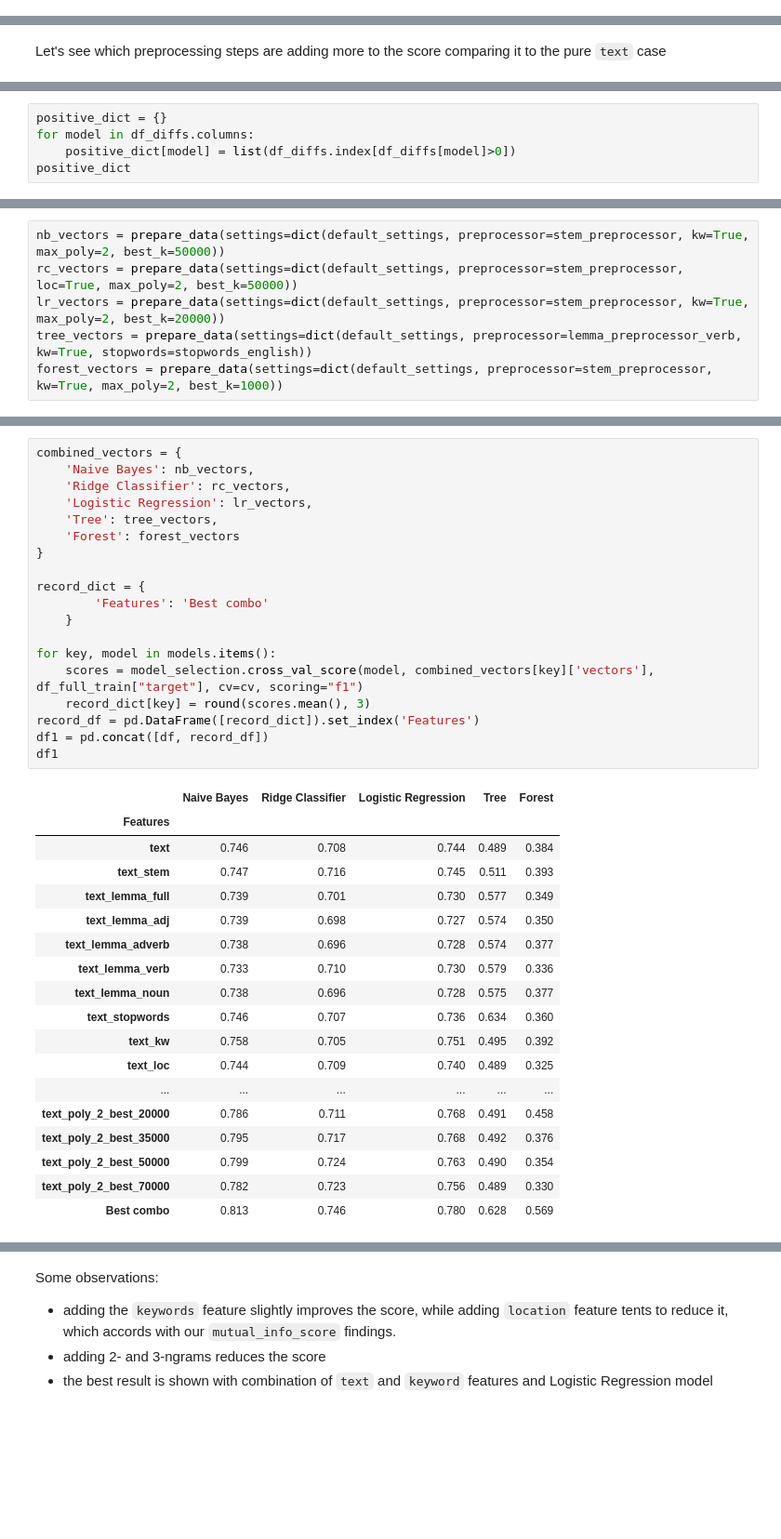
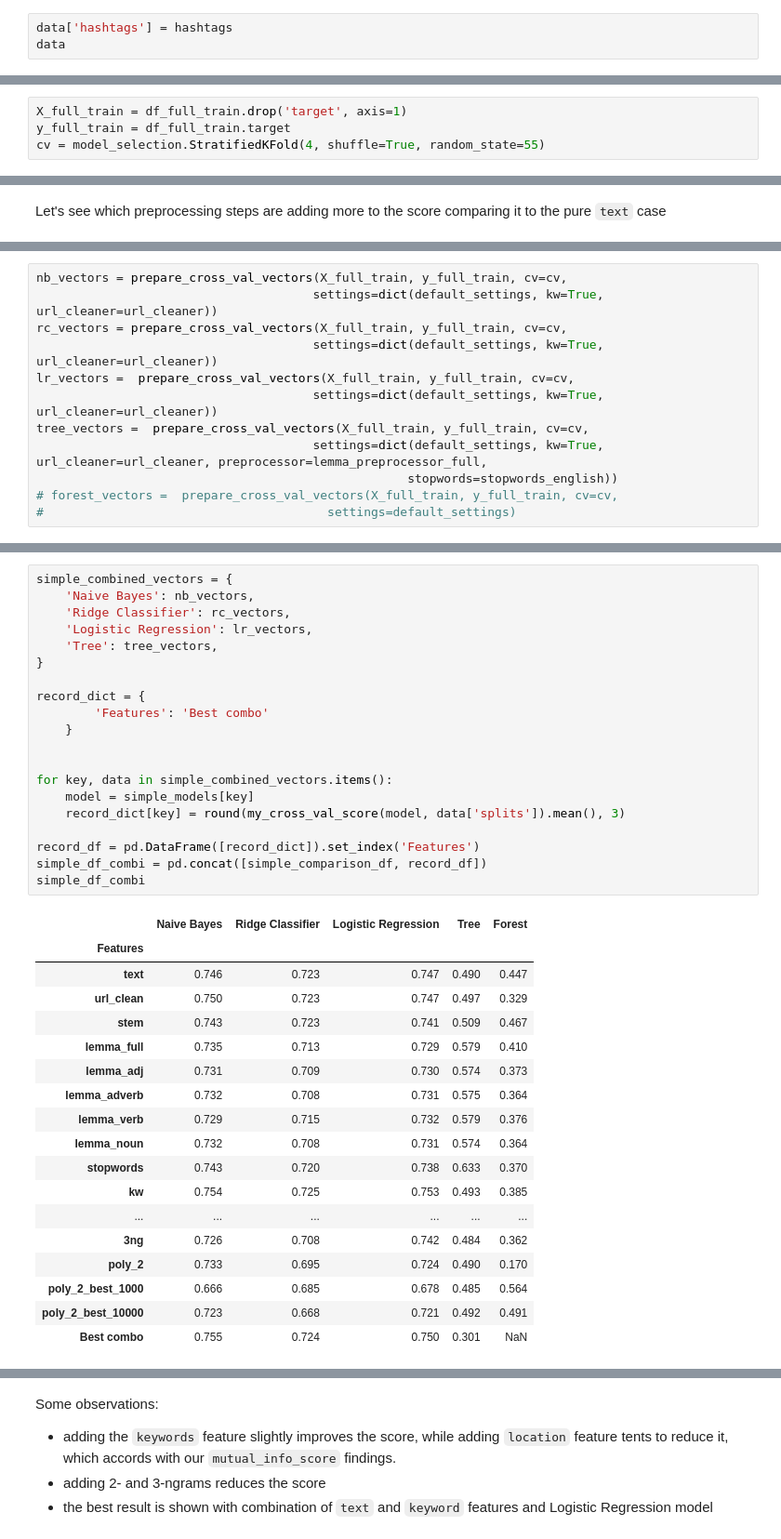
Before and after one commit to illyge/ml-zoomcamp-midterm-project, a Jupyter notebook: twitter_disasters.ipynb, the cells around one changed output, grey strips where cells are left out. Shown at 93% size. Cells and saved outputs as stored; diff of their text form; blank space fills up the shorter version.

```diff
--- a/twitter_disasters.ipynb
+++ b/twitter_disasters.ipynb
@@ -237,0 +244,3 @@ frequencies = list(zip(count_vectorizer.get_feature_names_out(), vectors[0].tode
+# %%
+data['hashtags'] = hashtags
+data
@@ -551,2 +535,6 @@ def prepare_data(settings =
+# %%
+X_full_train = df_full_train.drop('target', axis=1)
+y_full_train = df_full_train.target
+cv = model_selection.StratifiedKFold(4, shuffle=True, random_state=55)
 # %%
 default_settings = {
@@ -685,5 +854,0 @@ df_diffs
-# %%
-positive_dict = {}
-for model in df_diffs.columns:
-    positive_dict[model] = list(df_diffs.index[df_diffs[model]>0])
-positive_dict
@@ -708,6 +855,12 @@ positive_dict
 # %%
-nb_vectors = prepare_data(settings=dict(default_settings, preprocessor=stem_preprocessor, kw=True, max_poly=2, best_k=50000))
-rc_vectors = prepare_data(settings=dict(default_settings, preprocessor=stem_preprocessor, loc=True, max_poly=2, best_k=50000))
-lr_vectors = prepare_data(settings=dict(default_settings, preprocessor=stem_preprocessor, kw=True, max_poly=2, best_k=20000))
-tree_vectors = prepare_data(settings=dict(default_settings, preprocessor=lemma_preprocessor_verb, kw=True, stopwords=stopwords_english))
-forest_vectors = prepare_data(settings=dict(default_settings, preprocessor=stem_preprocessor, kw=True, max_poly=2, best_k=1000))
+nb_vectors = prepare_cross_val_vectors(X_full_train, y_full_train, cv=cv,
+                                      settings=dict(default_settings, kw=True, url_cleaner=url_cleaner))
+rc_vectors = prepare_cross_val_vectors(X_full_train, y_full_train, cv=cv,
+                                      settings=dict(default_settings, kw=True, url_cleaner=url_cleaner))
+lr_vectors =  prepare_cross_val_vectors(X_full_train, y_full_train, cv=cv,
+                                      settings=dict(default_settings, kw=True, url_cleaner=url_cleaner))
+tree_vectors =  prepare_cross_val_vectors(X_full_train, y_full_train, cv=cv,
+                                      settings=dict(default_settings, kw=True, url_cleaner=url_cleaner, preprocessor=lemma_preprocessor_full,
+                                                   stopwords=stopwords_english))
+# forest_vectors =  prepare_cross_val_vectors(X_full_train, y_full_train, cv=cv,
+#                                       settings=default_settings)
@@ -721,38 +867,39 @@ Processing {'preprocessor': <function stem_preprocessor at 0x...>, 'stopwords':
 # %%
-combined_vectors = {
+simple_combined_vectors = {
     'Naive Bayes': nb_vectors,
     'Ridge Classifier': rc_vectors,
     'Logistic Regression': lr_vectors,
     'Tree': tree_vectors,
-    'Forest': forest_vectors
 }
 
 record_dict = {
         'Features': 'Best combo'
     }
 
-for key, model in models.items():
-    scores = model_selection.cross_val_score(model, combined_vectors[key]['vectors'], df_full_train["target"], cv=cv, scoring="f1")
-    record_dict[key] = round(scores.mean(), 3)
+
+for key, data in simple_combined_vectors.items():
+    model = simple_models[key]
+    record_dict[key] = round(my_cross_val_score(model, data['splits']).mean(), 3)
+
 record_df = pd.DataFrame([record_dict]).set_index('Features')
-df1 = pd.concat([df, record_df])
-df1
+simple_df_combi = pd.concat([simple_comparison_df, record_df])
+simple_df_combi
 # %% [output]
 |  | Naive Bayes | Ridge Classifier | Logistic Regression | Tree | Forest |
 | Features |  |  |  |  |  |
-| text | 0.746 | 0.708 | 0.744 | 0.489 | 0.384 |
-| text_stem | 0.747 | 0.716 | 0.745 | 0.511 | 0.393 |
-| text_lemma_full | 0.739 | 0.701 | 0.730 | 0.577 | 0.349 |
-| text_lemma_adj | 0.739 | 0.698 | 0.727 | 0.574 | 0.350 |
-| text_lemma_adverb | 0.738 | 0.696 | 0.728 | 0.574 | 0.377 |
-| text_lemma_verb | 0.733 | 0.710 | 0.730 | 0.579 | 0.336 |
-| text_lemma_noun | 0.738 | 0.696 | 0.728 | 0.575 | 0.377 |
-| text_stopwords | 0.746 | 0.707 | 0.736 | 0.634 | 0.360 |
-| text_kw | 0.758 | 0.705 | 0.751 | 0.495 | 0.392 |
-| text_loc | 0.744 | 0.709 | 0.740 | 0.489 | 0.325 |
+| text | 0.746 | 0.723 | 0.747 | 0.490 | 0.447 |
+| url_clean | 0.750 | 0.723 | 0.747 | 0.497 | 0.329 |
+| stem | 0.743 | 0.723 | 0.741 | 0.509 | 0.467 |
+| lemma_full | 0.735 | 0.713 | 0.729 | 0.579 | 0.410 |
+| lemma_adj | 0.731 | 0.709 | 0.730 | 0.574 | 0.373 |
+| lemma_adverb | 0.732 | 0.708 | 0.731 | 0.575 | 0.364 |
+| lemma_verb | 0.729 | 0.715 | 0.732 | 0.579 | 0.376 |
+| lemma_noun | 0.732 | 0.708 | 0.731 | 0.574 | 0.364 |
+| stopwords | 0.743 | 0.720 | 0.738 | 0.633 | 0.370 |
+| kw | 0.754 | 0.725 | 0.753 | 0.493 | 0.385 |
 | ... | ... | ... | ... | ... | ... |
-| text_poly_2_best_20000 | 0.786 | 0.711 | 0.768 | 0.491 | 0.458 |
-| text_poly_2_best_35000 | 0.795 | 0.717 | 0.768 | 0.492 | 0.376 |
-| text_poly_2_best_50000 | 0.799 | 0.724 | 0.763 | 0.490 | 0.354 |
-| text_poly_2_best_70000 | 0.782 | 0.723 | 0.756 | 0.489 | 0.330 |
-| Best combo | 0.813 | 0.746 | 0.780 | 0.628 | 0.569 |
+| 3ng | 0.726 | 0.708 | 0.742 | 0.484 | 0.362 |
+| poly_2 | 0.733 | 0.695 | 0.724 | 0.490 | 0.170 |
+| poly_2_best_1000 | 0.666 | 0.685 | 0.678 | 0.485 | 0.564 |
+| poly_2_best_10000 | 0.723 | 0.668 | 0.721 | 0.492 | 0.491 |
+| Best combo | 0.755 | 0.724 | 0.750 | 0.301 | NaN |
```
Also changed, not shown: parts of 65 cells of this notebook.
